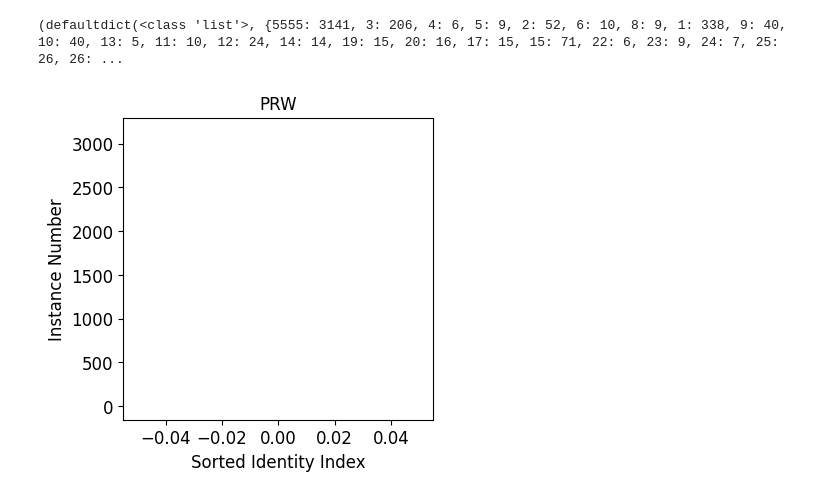
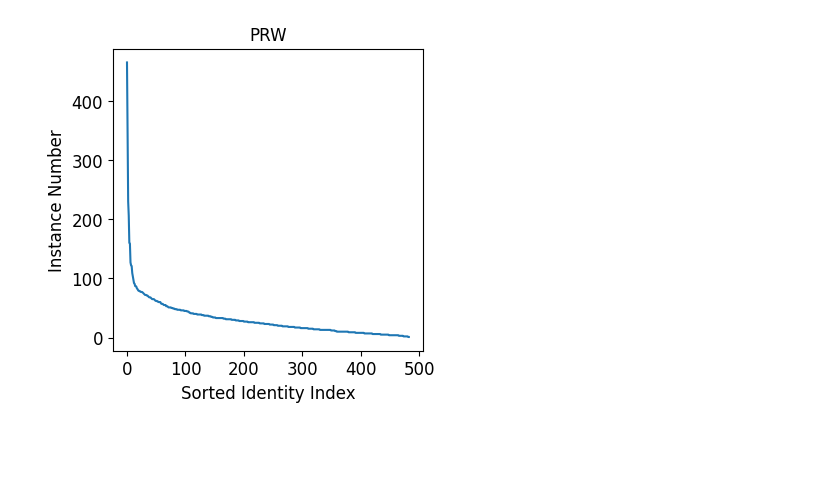
Before and after one commit to JackFlying/DNFNet_release, a Jupyter notebook: tools/visualize/vis_paper_figure/vis_data_distributation.ipynb, the cells around one changed output. Cells and saved outputs as stored; diff of their text form; code cells hidden in the pictures; blank space fills up the shorter version.

```diff
--- a/tools/visualize/vis_paper_figure/vis_data_distributation.ipynb
+++ b/tools/visualize/vis_paper_figure/vis_data_distributation.ipynb
@@ -127,7 +126,6 @@ vis_long_tail(unique_person_ids)
 # %%
 person_ids = get_prw_person_id()
-person_id_nums = get_person_id_nums(person_ids)
+unique_person_ids, person_id_nums = get_person_id_nums(person_ids)
 vis(person_id_nums, 'PRW')
 # %% [output]
-(defaultdict(<class 'list'>, {5555: 3141, 3: 206, 4: 6, 5: 9, 2: 52, 6: 10, 8: 9, 1: 338, 9: 40, 10: 40, 13: 5, 11: 10, 12: 24, 14: 14, 19: 15, 20: 16, 17: 15, 15: 71, 22: 6, 23: 9, 24: 7, 25: 26, 26: ...
-[figure, old version]
+[figure, new version]
```
Also changed, not shown: parts of 3 cells of this notebook, 10 other files.
